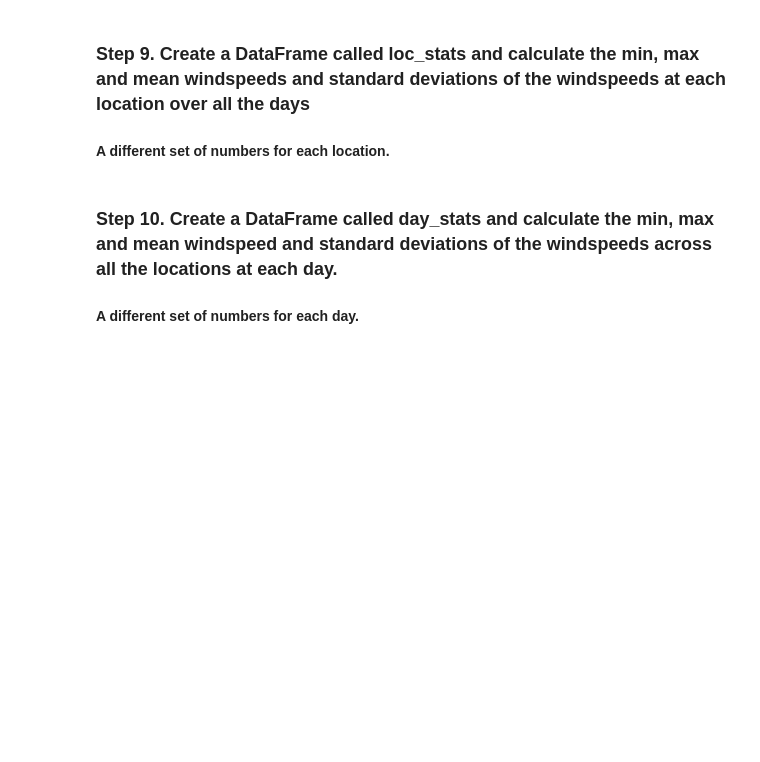
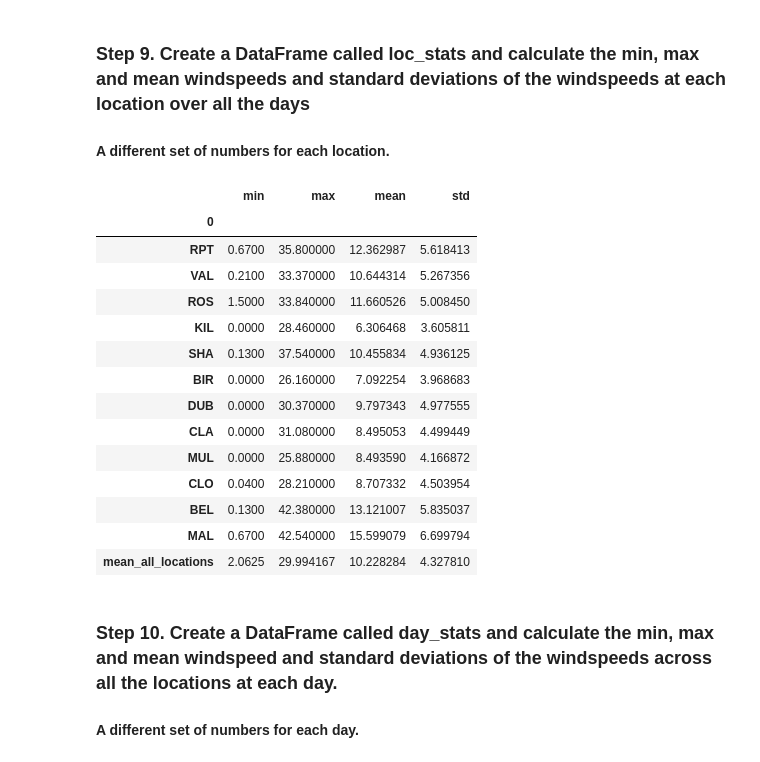
Before and after one commit to ratul-sraj/pandas_excercises, a Jupyter notebook: 06_Stats/Wind_Stats/Exercises.ipynb, the cells around one changed output. Saved outputs shown, nothing was run; the diff lists cells and outputs as text; code cells hidden in the pictures; blank space fills up the shorter version.

```diff
--- a/06_Stats/Wind_Stats/Exercises.ipynb
+++ b/06_Stats/Wind_Stats/Exercises.ipynb
@@ -171,6 +153,32 @@ data.iloc[:,3:]
 ### Step 9. Create a DataFrame called loc_stats and calculate the min, max and mean windspeeds and standard deviations of the windspeeds at each location over all the days
 
 #### A different set of numbers for each location.
+# %%
+stats = {"min": [], "max": [], "mean": [], "std": []}
+for col in data.columns:
+    stats["min"].append(data.loc[:,col].min())
+    stats["max"].append(data.loc[:,col].max())
+    stats["mean"].append(data.loc[:,col].mean())
+    stats["std"].append(data.loc[:,col].std())
+
+summary_df = pd.DataFrame(stats, index=data.columns)
+summary_df
+# %% [output]
+|  | min | max | mean | std |
+| 0 |  |  |  |  |
+| RPT | 0.6700 | 35.800000 | 12.362987 | 5.618413 |
+| VAL | 0.2100 | 33.370000 | 10.644314 | 5.267356 |
+| ROS | 1.5000 | 33.840000 | 11.660526 | 5.008450 |
+| KIL | 0.0000 | 28.460000 | 6.306468 | 3.605811 |
+| SHA | 0.1300 | 37.540000 | 10.455834 | 4.936125 |
+| BIR | 0.0000 | 26.160000 | 7.092254 | 3.968683 |
+| DUB | 0.0000 | 30.370000 | 9.797343 | 4.977555 |
+| CLA | 0.0000 | 31.080000 | 8.495053 | 4.499449 |
+| MUL | 0.0000 | 25.880000 | 8.493590 | 4.166872 |
+| CLO | 0.0400 | 28.210000 | 8.707332 | 4.503954 |
+| BEL | 0.1300 | 42.380000 | 13.121007 | 5.835037 |
+| MAL | 0.6700 | 42.540000 | 15.599079 | 6.699794 |
+| mean_all_locations | 2.0625 | 29.994167 | 10.228284 | 4.327810 |
 # %% [markdown]
 ### Step 10. Create a DataFrame called day_stats and calculate the min, max and mean windspeed and standard deviations of the windspeeds across all the locations at each day.
 
```
Also changed, not shown: parts of 11 cells of this notebook, 3 other files.
